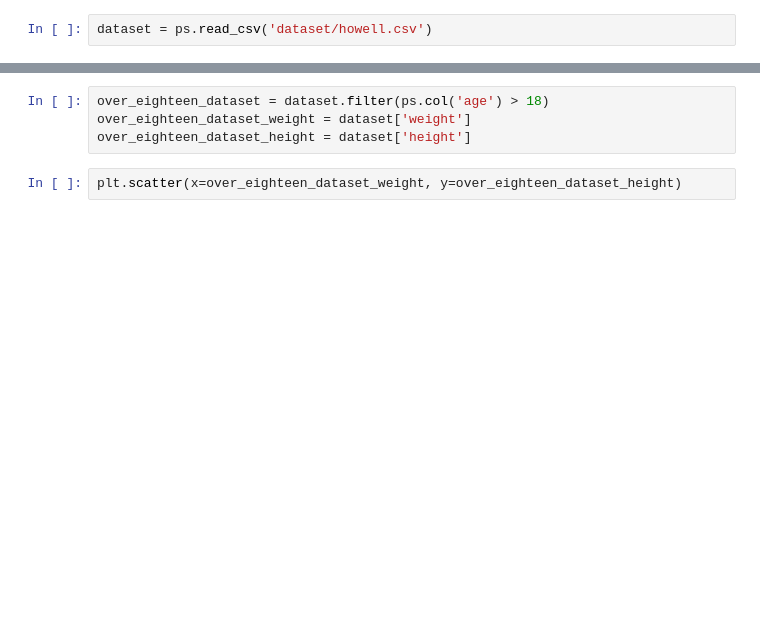
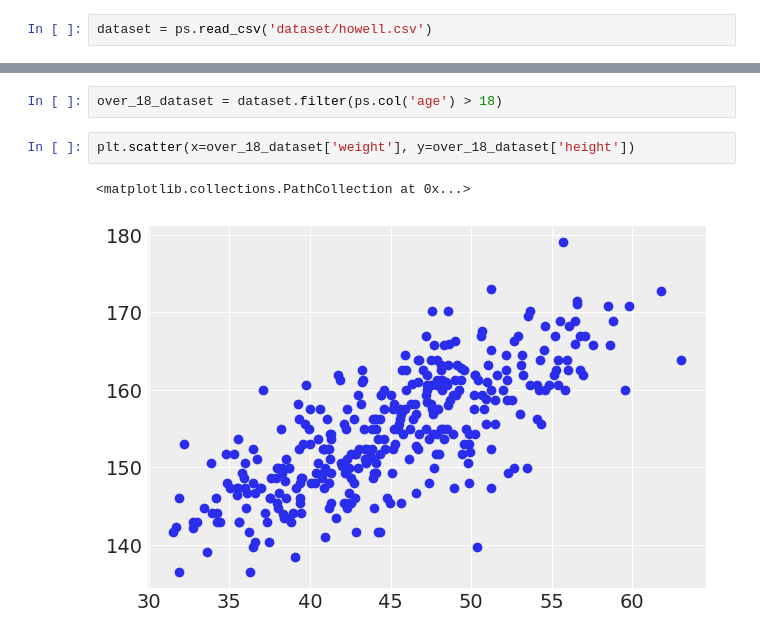
Before and after one commit to hermeschen1116/ncu-course, a Jupyter notebook: BDA-HW3/main.ipynb, the cells around one changed output, grey strips where cells are left out. Drawn from its saved outputs; the diff is of its cells as text; blank space fills up the shorter version.

```diff
--- a/BDA-HW3/main.ipynb
+++ b/BDA-HW3/main.ipynb
@@ -15,7 +31,8 @@ dataset.head()
 # %%
-over_eighteen_dataset = dataset.filter(ps.col('age') > 18)
-over_eighteen_dataset_weight = dataset['weight']
-over_eighteen_dataset_height = dataset['height']
+over_18_dataset = dataset.filter(ps.col('age') > 18)
 # %%
-plt.scatter(x=over_eighteen_dataset_weight, y=over_eighteen_dataset_height)
+plt.scatter(x=over_18_dataset['weight'], y=over_18_dataset['height'])
+# %% [output]
+<matplotlib.collections.PathCollection at 0x...>
+[figure, added]
 # %%
```
Also changed, not shown: parts of 7 cells of this notebook, 1 other file.
